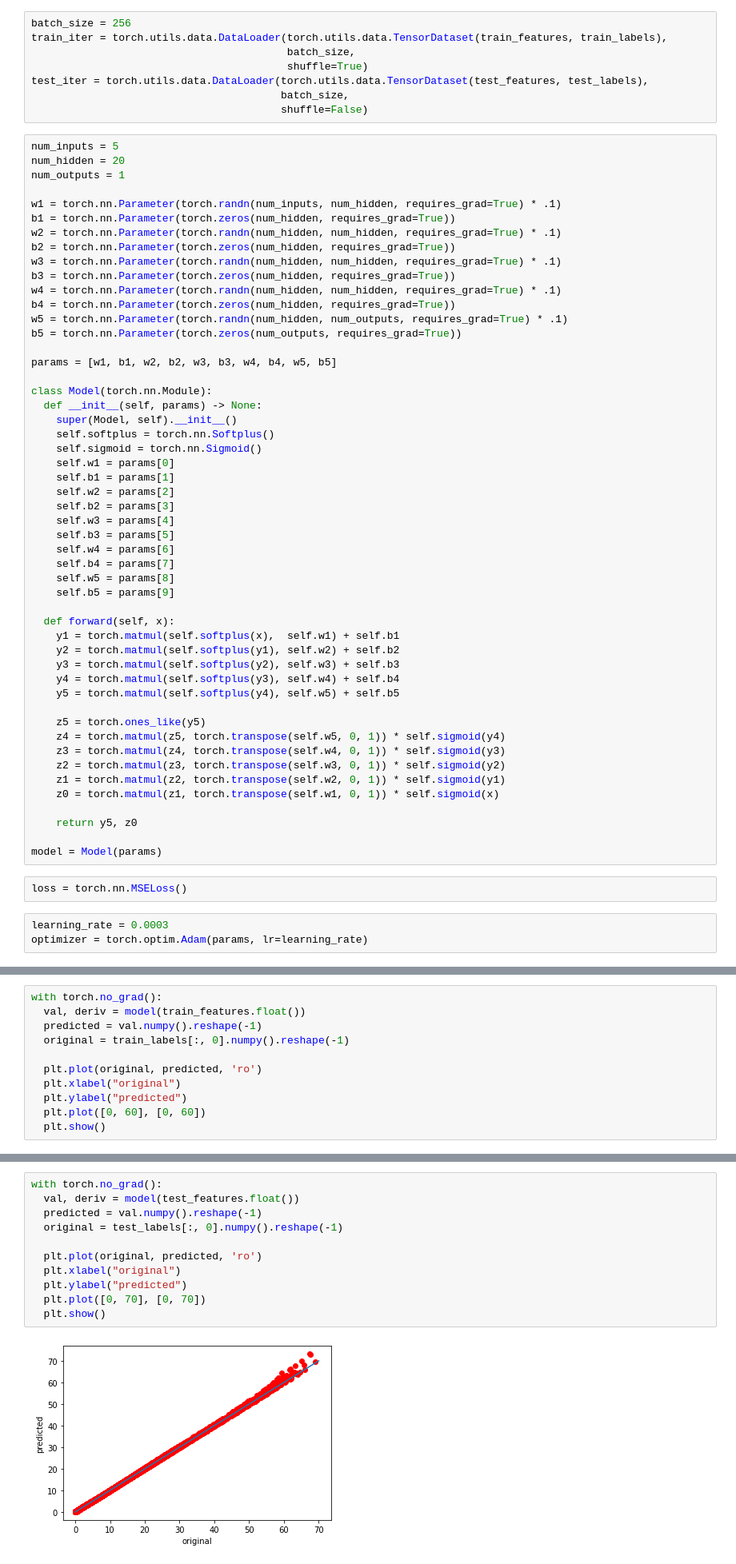
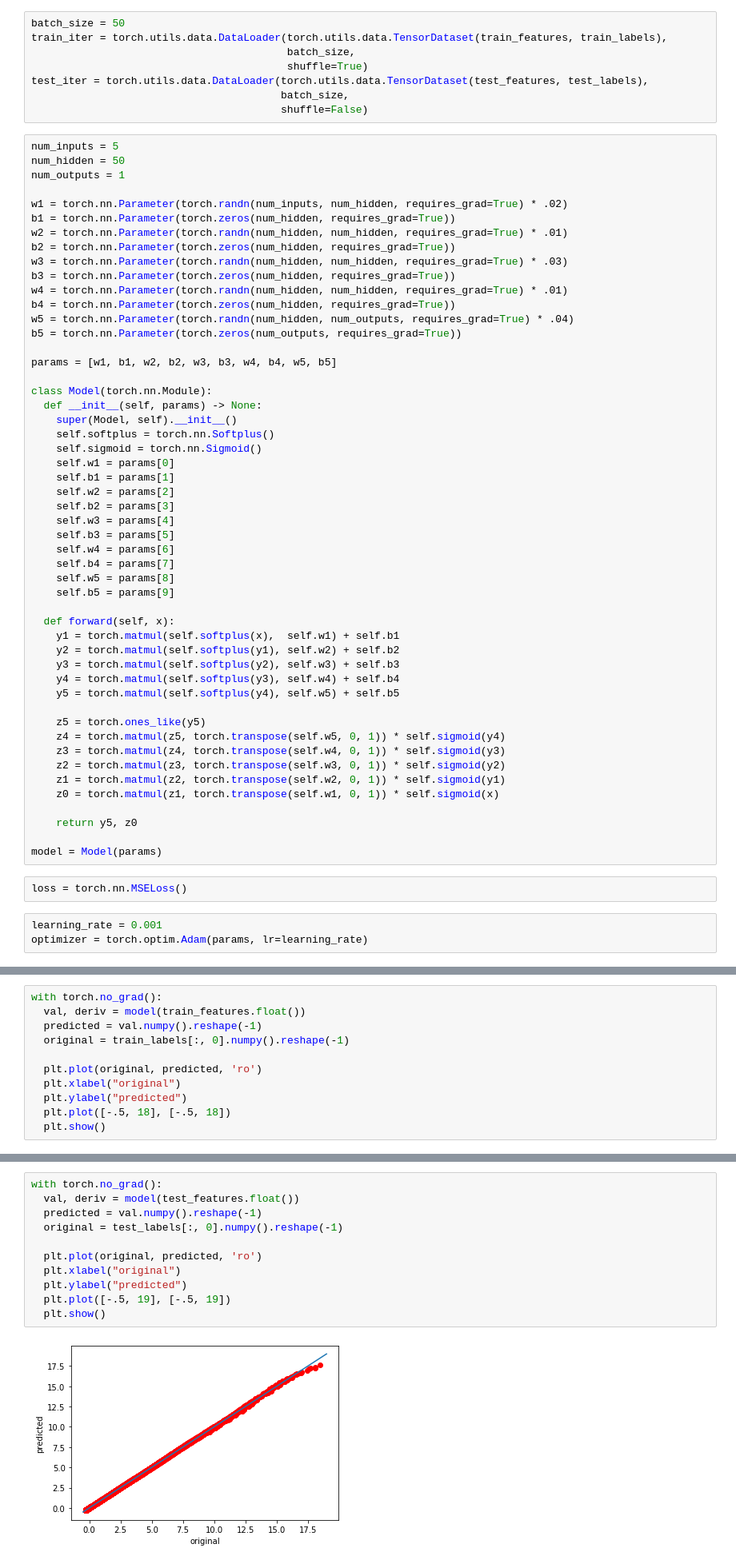
Before and after one commit to tmtsf/deep-learning, a Jupyter notebook: code/02-quant_finance/src/black_scholes_iii.ipynb, the cells around one changed output, grey strips where cells are left out. Shown at 80% size. Drawn from its saved outputs; the diff is of its cells as text.

```diff
--- a/code/02-quant_finance/src/black_scholes_iii.ipynb
+++ b/code/02-quant_finance/src/black_scholes_iii.ipynb
@@ -18,5 +31,5 @@ test_features, test_labels = torch.from_numpy(test_set[:, 0:5]), torch.from_nump
 # %%
-batch_size = 256
+batch_size = 50
 train_iter = torch.utils.data.DataLoader(torch.utils.data.TensorDataset(train_features, train_labels),
                                          batch_size,
                                          shuffle=True)
@@ -25,18 +38,18 @@ test_iter = torch.utils.data.DataLoader(torch.utils.data.TensorDataset(test_feat
                                         shuffle=False)
 # %%
 num_inputs = 5
-num_hidden = 20
+num_hidden = 50
 num_outputs = 1
 
-w1 = torch.nn.Parameter(torch.randn(num_inputs, num_hidden, requires_grad=True) * .1)
+w1 = torch.nn.Parameter(torch.randn(num_inputs, num_hidden, requires_grad=True) * .02)
 b1 = torch.nn.Parameter(torch.zeros(num_hidden, requires_grad=True))
-w2 = torch.nn.Parameter(torch.randn(num_hidden, num_hidden, requires_grad=True) * .1)
+w2 = torch.nn.Parameter(torch.randn(num_hidden, num_hidden, requires_grad=True) * .01)
 b2 = torch.nn.Parameter(torch.zeros(num_hidden, requires_grad=True))
-w3 = torch.nn.Parameter(torch.randn(num_hidden, num_hidden, requires_grad=True) * .1)
+w3 = torch.nn.Parameter(torch.randn(num_hidden, num_hidden, requires_grad=True) * .03)
 b3 = torch.nn.Parameter(torch.zeros(num_hidden, requires_grad=True))
-w4 = torch.nn.Parameter(torch.randn(num_hidden, num_hidden, requires_grad=True) * .1)
+w4 = torch.nn.Parameter(torch.randn(num_hidden, num_hidden, requires_grad=True) * .01)
 b4 = torch.nn.Parameter(torch.zeros(num_hidden, requires_grad=True))
-w5 = torch.nn.Parameter(torch.randn(num_hidden, num_outputs, requires_grad=True) * .1)
+w5 = torch.nn.Parameter(torch.randn(num_hidden, num_outputs, requires_grad=True) * .04)
 b5 = torch.nn.Parameter(torch.zeros(num_outputs, requires_grad=True))
 
 params = [w1, b1, w2, b2, w3, b3, w4, b4, w5, b5]
@@ -77,7 +90,7 @@ model = Model(params)
 # %%
 loss = torch.nn.MSELoss()
 # %%
-learning_rate = 0.0003
+learning_rate = 0.001
 optimizer = torch.optim.Adam(params, lr=learning_rate)
 # %%
 num_epochs = 10
@@ -119,6 +132,6 @@ with torch.no_grad():
   plt.plot(original, predicted, 'ro')
   plt.xlabel("original")
   plt.ylabel("predicted")
-  plt.plot([0, 60], [0, 60])
+  plt.plot([-.5, 18], [-.5, 18])
   plt.show()
 # %% [output]
@@ -126,13 +139,13 @@ with torch.no_grad():
 # %%
 with torch.no_grad():
   val, deriv = model(test_features.float())
   predicted = val.numpy().reshape(-1)
   original = test_labels[:, 0].numpy().reshape(-1)
 
   plt.plot(original, predicted, 'ro')
   plt.xlabel("original")
   plt.ylabel("predicted")
-  plt.plot([0, 70], [0, 70])
+  plt.plot([-.5, 19], [-.5, 19])
   plt.show()
 # %% [output]
-[figure, old version]
+[figure, new version]
```
Also changed, not shown: parts of 3 cells of this notebook, 2 other files.
